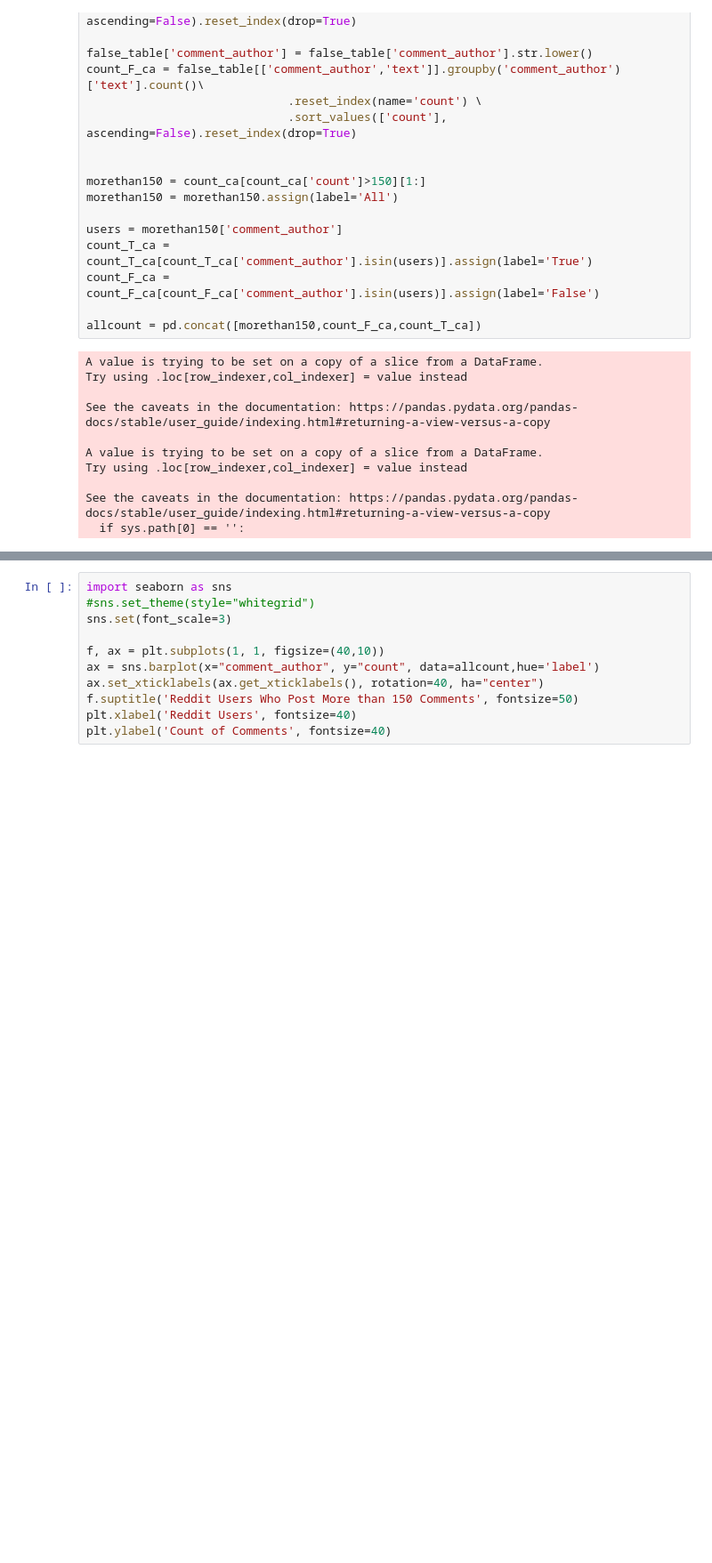
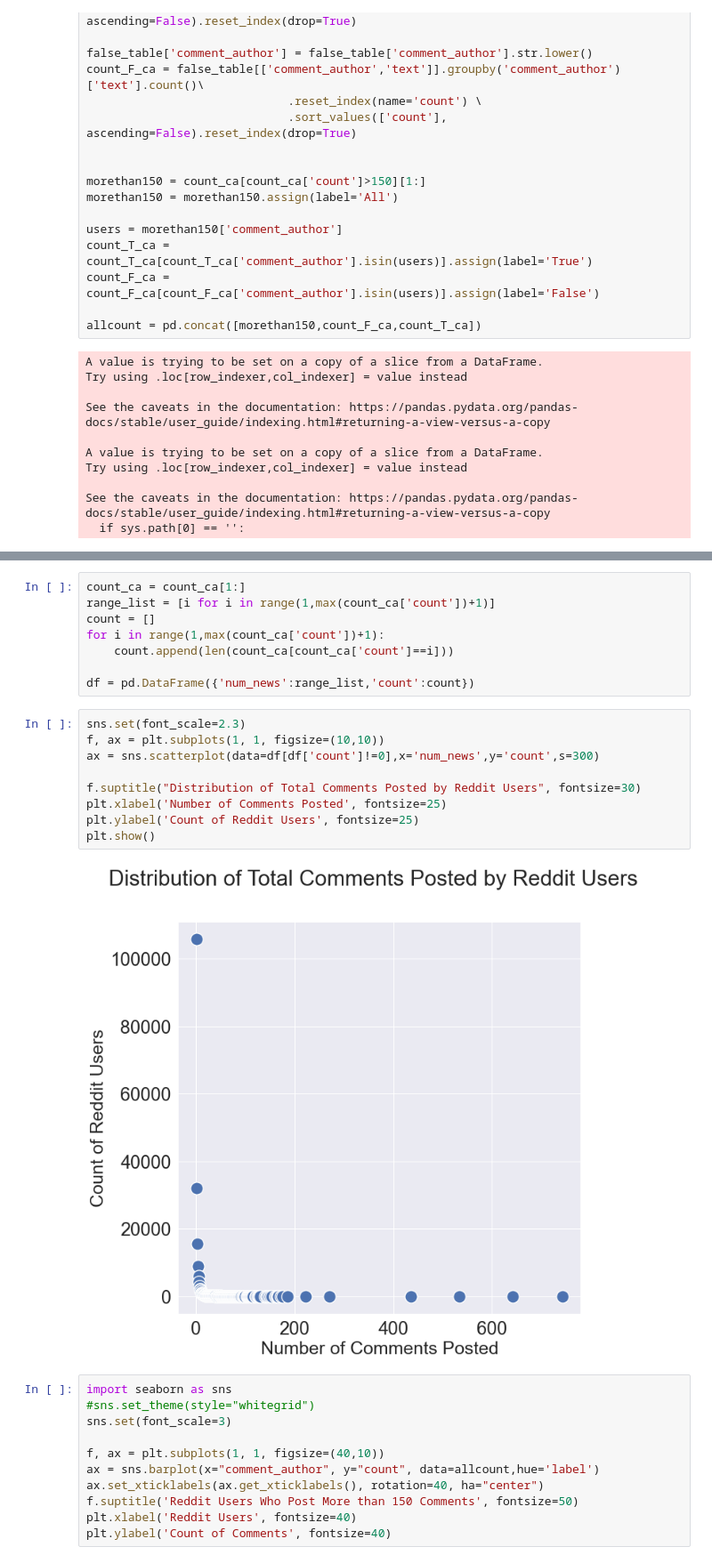
Before and after one commit to DavidKai1999/Stats-170-project, a Jupyter notebook: dataset_preprocessing/redditcomment_preprocessing.ipynb, the cells around one changed output, grey strips where cells are left out. Shown at 89% size. Saved outputs shown, nothing was run; the diff lists cells and outputs as text; blank space fills up the shorter version.

```diff
--- a/dataset_preprocessing/redditcomment_preprocessing.ipynb
+++ b/dataset_preprocessing/redditcomment_preprocessing.ipynb
@@ -231,3 +250,22 @@ Text(0.5, 0, 'Count of Users')
+# %%
+count_ca = count_ca[1:]
+range_list = [i for i in range(1,max(count_ca['count'])+1)]
+count = []
+for i in range(1,max(count_ca['count'])+1):
+    count.append(len(count_ca[count_ca['count']==i]))
+
+df = pd.DataFrame({'num_news':range_list,'count':count})
+# %%
+sns.set(font_scale=2.3)
+f, ax = plt.subplots(1, 1, figsize=(10,10))
+ax = sns.scatterplot(data=df[df['count']!=0],x='num_news',y='count',s=300)
+
+f.suptitle("Distribution of Total Comments Posted by Reddit Users", fontsize=30)
+plt.xlabel('Number of Comments Posted', fontsize=25)
+plt.ylabel('Count of Reddit Users', fontsize=25)
+plt.show()
+# %% [output]
+[figure, added]
 # %%
 import seaborn as sns
 #sns.set_theme(style="whitegrid")
```
Also changed, not shown: parts of 10 cells of this notebook, 7 other files.
